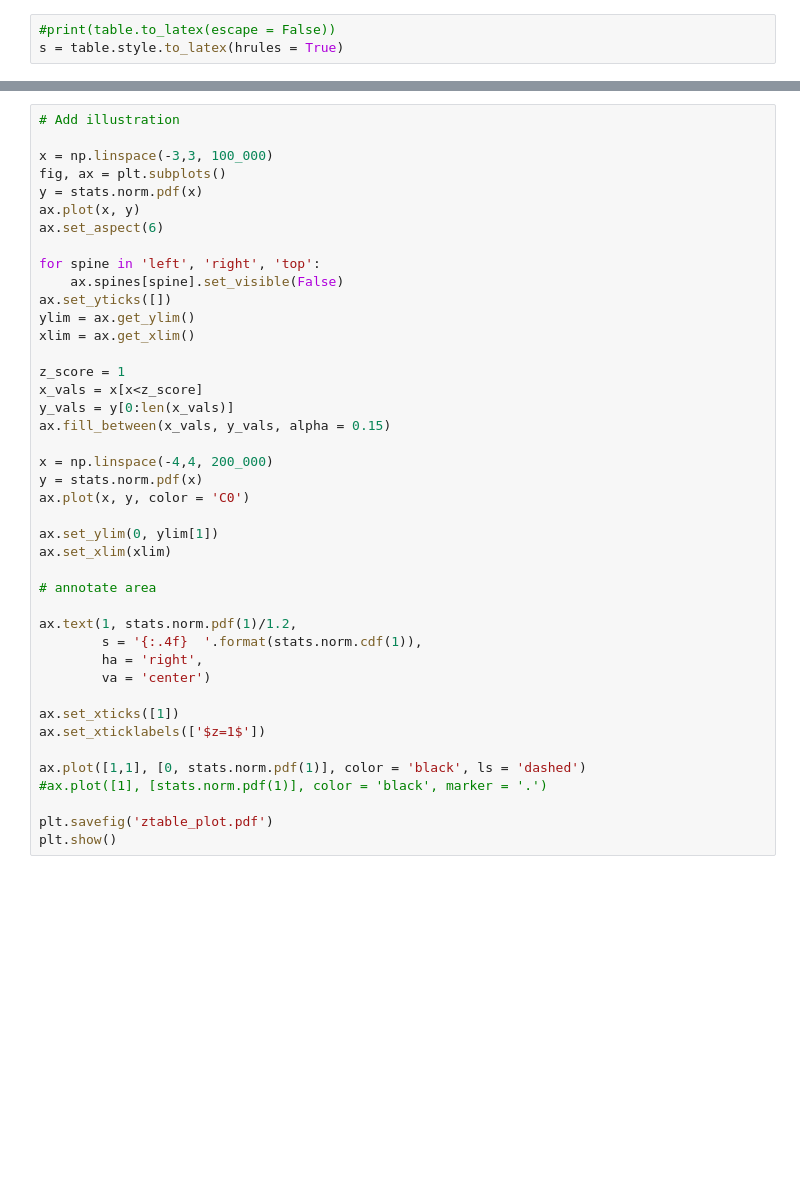
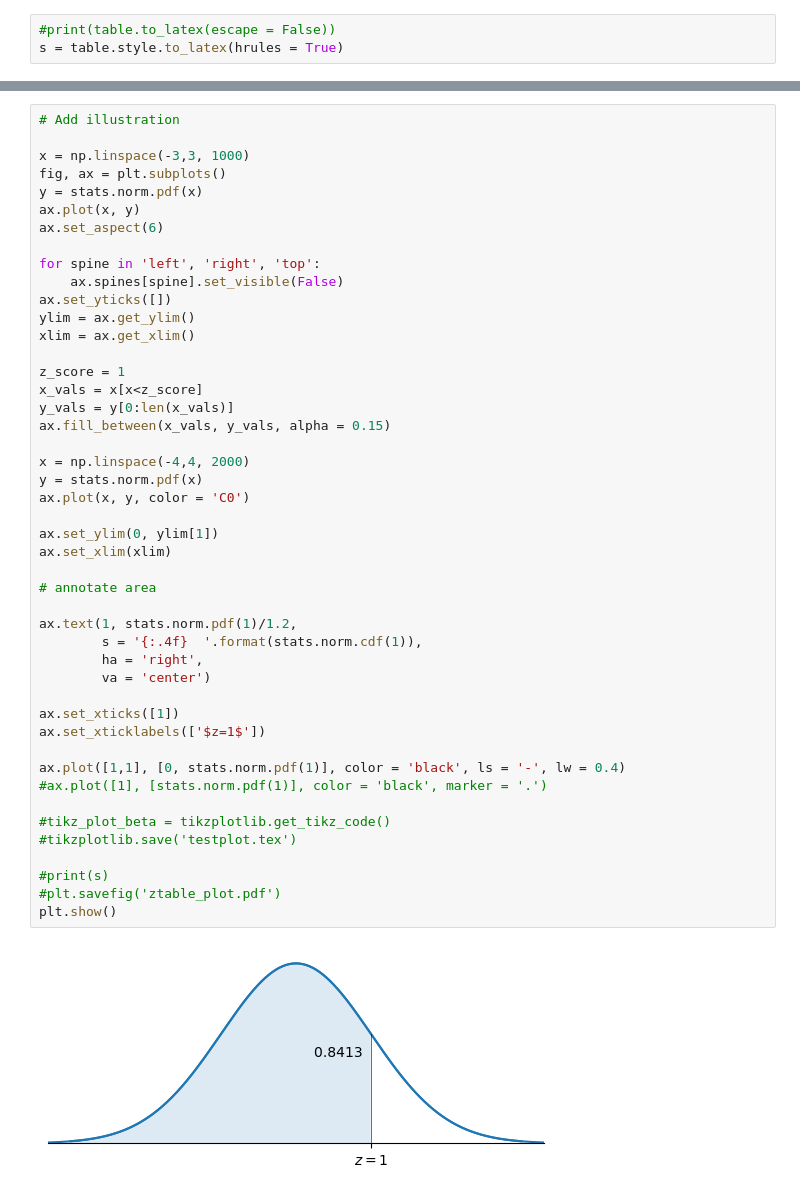
Before and after one commit to alexanderthclark/Intro-Stats-2023-Fall, a Jupyter notebook: Notes/python/Z-table.ipynb, the cells around one changed output, grey strips where cells are left out. Saved outputs shown, nothing was run; the diff lists cells and outputs as text; blank space fills up the shorter version.

Commit message:
change figure to tikz
makes tex more self-contained

```diff
--- a/Notes/python/Z-table.ipynb
+++ b/Notes/python/Z-table.ipynb
@@ -35,7 +41,7 @@ wd = os.getcwd().rstrip("/python")
 # %%
 # Add illustration
 
-x = np.linspace(-3,3, 100_000)
+x = np.linspace(-3,3, 1000)
 fig, ax = plt.subplots()
 y = stats.norm.pdf(x)
 ax.plot(x, y)
@@ -44,33 +50,39 @@ ax.set_aspect(6)
 for spine in 'left', 'right', 'top':
     ax.spines[spine].set_visible(False)
 ax.set_yticks([])
 ylim = ax.get_ylim()
 xlim = ax.get_xlim()
 
 z_score = 1
 x_vals = x[x<z_score]
 y_vals = y[0:len(x_vals)]
 ax.fill_between(x_vals, y_vals, alpha = 0.15)
 
-x = np.linspace(-4,4, 200_000)
+x = np.linspace(-4,4, 2000)
 y = stats.norm.pdf(x)
 ax.plot(x, y, color = 'C0')
 
 ax.set_ylim(0, ylim[1])
 ax.set_xlim(xlim)
 
 # annotate area
 
 ax.text(1, stats.norm.pdf(1)/1.2,
         s = '{:.4f}  '.format(stats.norm.cdf(1)),
         ha = 'right',
         va = 'center')
 
 ax.set_xticks([1])
 ax.set_xticklabels(['$z=1$'])
 
-ax.plot([1,1], [0, stats.norm.pdf(1)], color = 'black', ls = 'dashed')
+ax.plot([1,1], [0, stats.norm.pdf(1)], color = 'black', ls = '-', lw = 0.4)
 #ax.plot([1], [stats.norm.pdf(1)], color = 'black', marker = '.')
 
-plt.savefig('ztable_plot.pdf')
+#tikz_plot_beta = tikzplotlib.get_tikz_code()
+#tikzplotlib.save('testplot.tex')
+
+#print(s)
+#plt.savefig('ztable_plot.pdf')
 plt.show()
+# %% [output]
+[figure, added]
```
Also changed, not shown: parts of 4 cells of this notebook, 3 other files.
